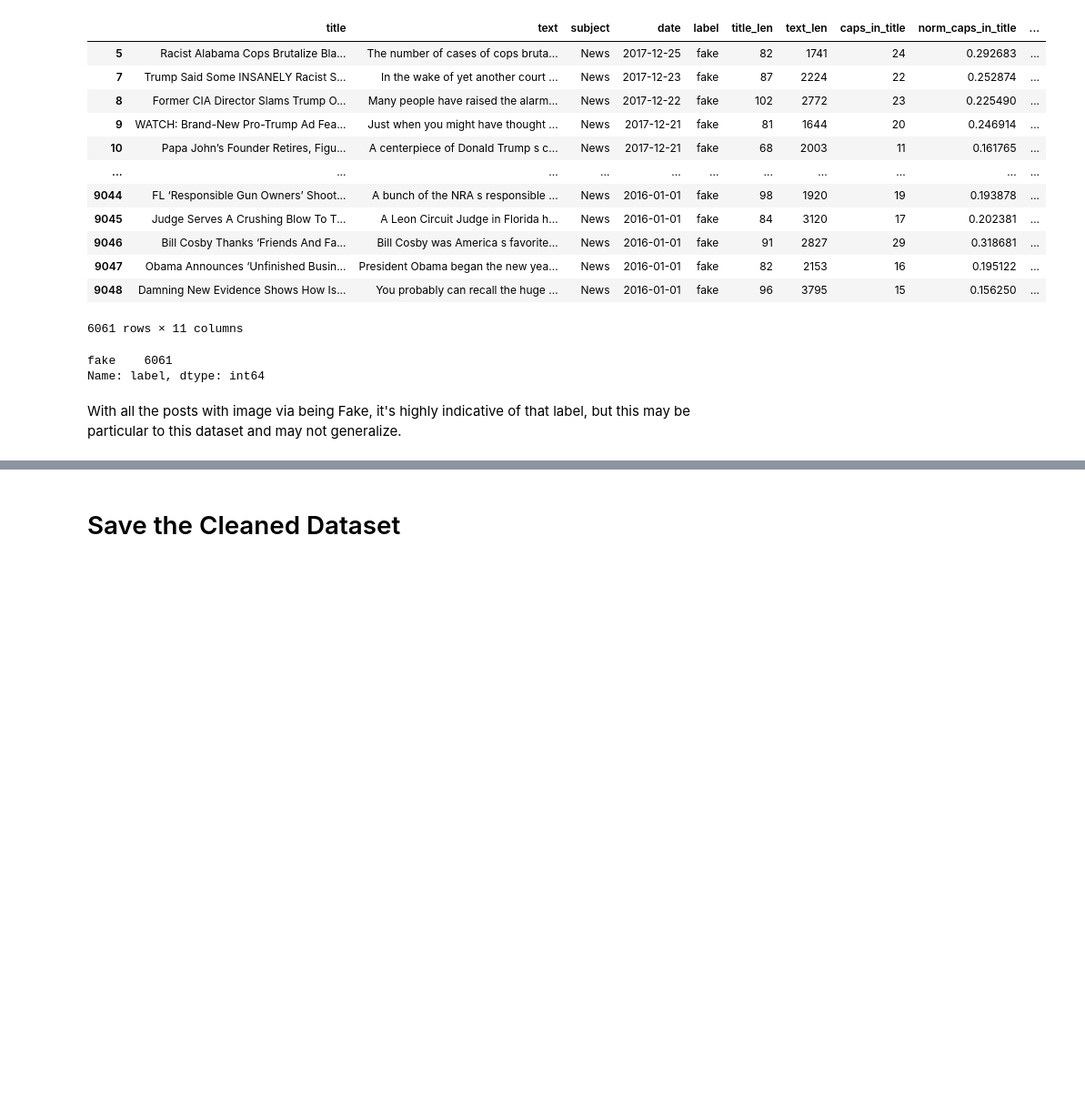
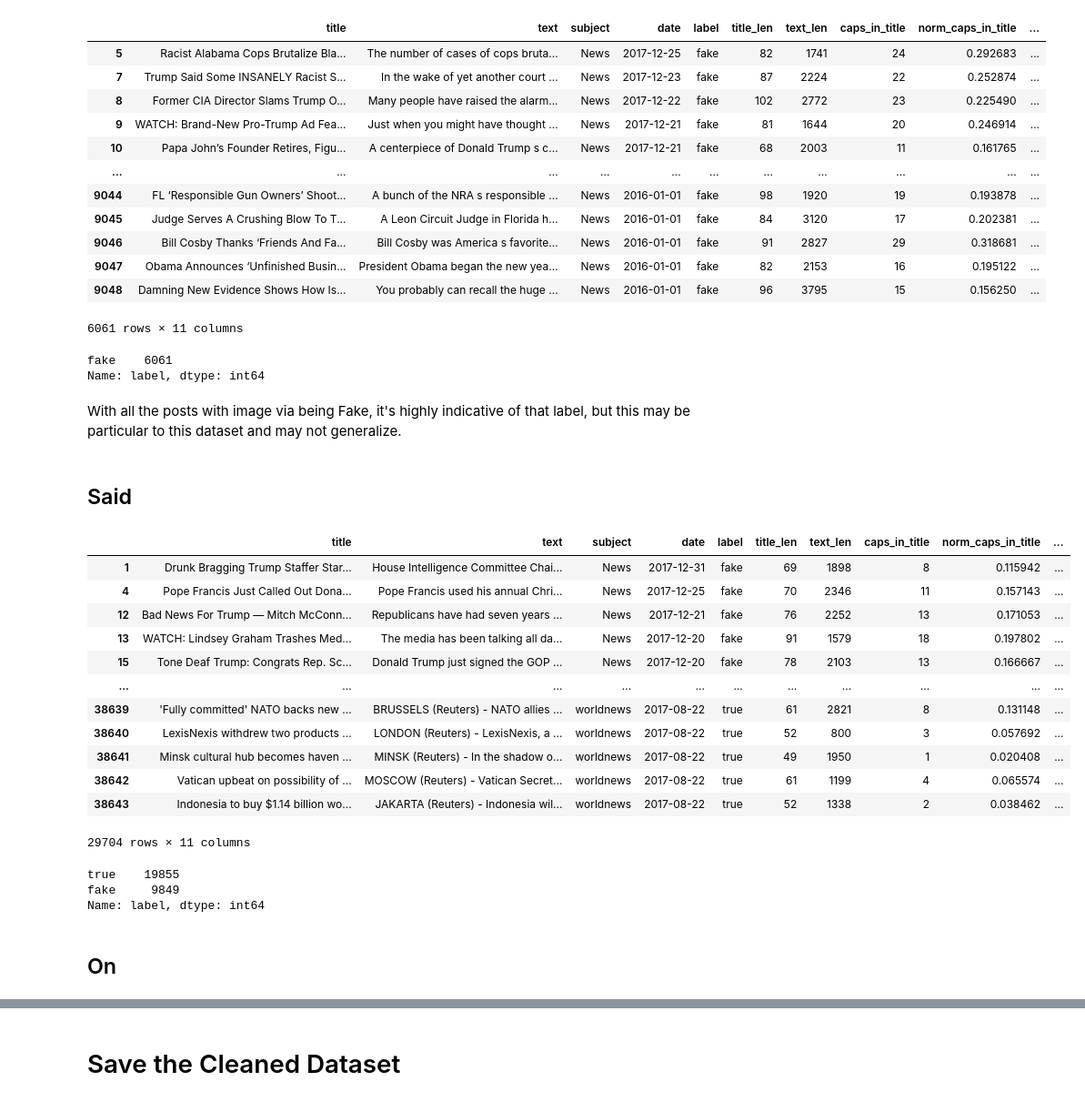
Before and after one commit to merb92/fake-news-classification, a Jupyter notebook: notebooks/eda.ipynb, the cells around one changed output, grey strips where cells are left out. Shown at 91% size. Cells and saved outputs as stored; diff of their text form; code cells hidden in the pictures; blank space fills up the shorter version.

```diff
--- a/notebooks/eda.ipynb
+++ b/notebooks/eda.ipynb
@@ -873,3 +873,31 @@ fake    6061
 Name: label, dtype: int64
 # %% [markdown]
 With all the posts with image via being Fake, it's highly indicative of that label, but this may be particular to this dataset and may not generalize.
+# %% [markdown]
+## Said
+# %%
+df_said = df_clean[df_clean.text.apply(lambda news_text: check_string_for('said', news_text))]
+# %%
+df_said
+# %% [output]
+|  | title | text | subject | date | label | title_len | text_len | caps_in_title | norm_caps_in_title | ... |
+| 1 | Drunk Bragging Trump Staffer Star... | House Intelligence Committee Chai... | News | 2017-12-31 | fake | 69 | 1898 | 8 | 0.115942 | ... |
+| 4 | Pope Francis Just Called Out Dona... | Pope Francis used his annual Chri... | News | 2017-12-25 | fake | 70 | 2346 | 11 | 0.157143 | ... |
+| 12 | Bad News For Trump — Mitch McConn... | Republicans have had seven years ... | News | 2017-12-21 | fake | 76 | 2252 | 13 | 0.171053 | ... |
+| 13 | WATCH: Lindsey Graham Trashes Med... | The media has been talking all da... | News | 2017-12-20 | fake | 91 | 1579 | 18 | 0.197802 | ... |
+| 15 | Tone Deaf Trump: Congrats Rep. Sc... | Donald Trump just signed the GOP ... | News | 2017-12-20 | fake | 78 | 2103 | 13 | 0.166667 | ... |
+| ... | ... | ... | ... | ... | ... | ... | ... | ... | ... | ... |
+| 38639 | 'Fully committed' NATO backs new ... | BRUSSELS (Reuters) - NATO allies ... | worldnews | 2017-08-22 | true | 61 | 2821 | 8 | 0.131148 | ... |
+| 38640 | LexisNexis withdrew two products ... | LONDON (Reuters) - LexisNexis, a ... | worldnews | 2017-08-22 | true | 52 | 800 | 3 | 0.057692 | ... |
+| 38641 | Minsk cultural hub becomes haven ... | MINSK (Reuters) - In the shadow o... | worldnews | 2017-08-22 | true | 49 | 1950 | 1 | 0.020408 | ... |
+| 38642 | Vatican upbeat on possibility of ... | MOSCOW (Reuters) - Vatican Secret... | worldnews | 2017-08-22 | true | 61 | 1199 | 4 | 0.065574 | ... |
+| 38643 | Indonesia to buy $1.14 billion wo... | JAKARTA (Reuters) - Indonesia wil... | worldnews | 2017-08-22 | true | 52 | 1338 | 2 | 0.038462 | ... |
+29704 rows × 11 columns
+# %%
+df_said.label.value_counts()
+# %% [output]
+true    19855
+fake     9849
+Name: label, dtype: int64
+# %% [markdown]
+## On
```
Also changed, not shown: parts of 8 cells of this notebook.
